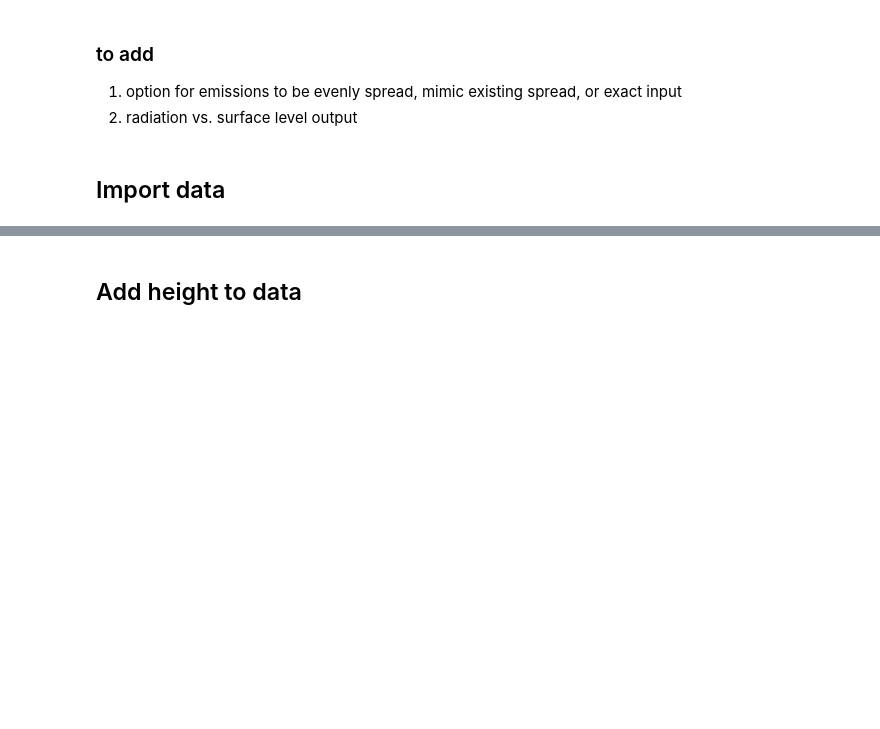
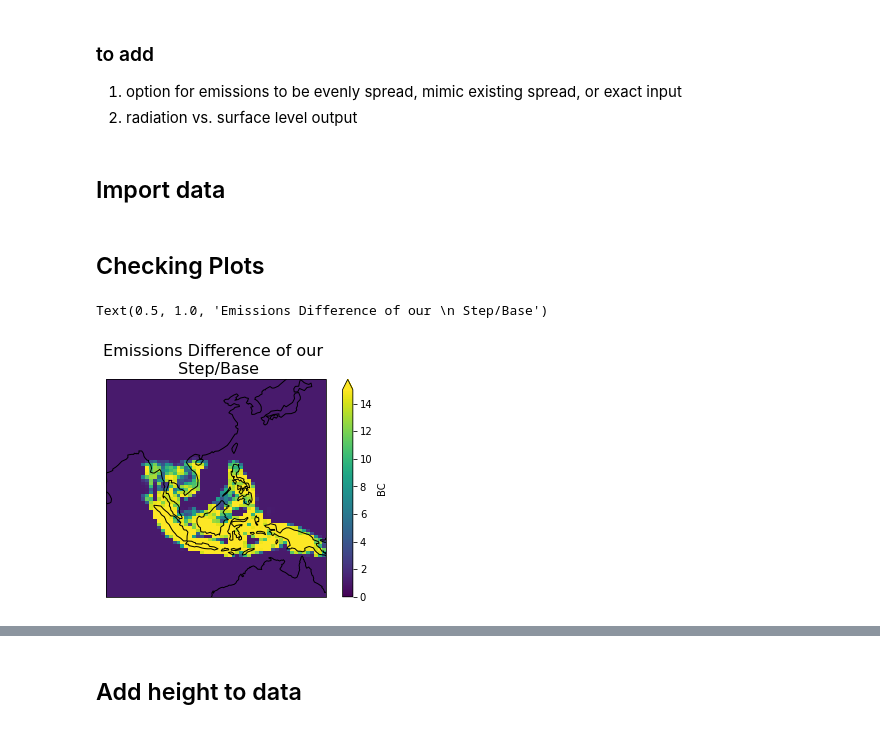
Before and after one commit to lfreese/BC-IRF, a Jupyter notebook: streamlined_GF.ipynb, the cells around one changed output, grey strips where cells are left out. Cells and saved outputs as stored; diff of their text form; code cells hidden in the pictures; blank space fills up the shorter version.

```diff
--- a/streamlined_GF.ipynb
+++ b/streamlined_GF.ipynb
@@ -25,11 +25,12 @@ from IPython.display import HTML, display
 1. option for emissions to be evenly spread, mimic existing spread, or exact input
 2. radiation vs. surface level output
 # %%
-region = {'EAS':'China'}
-time = '201601*'
-compare_2x = True #True allows for comparison to the 2x simulation to see the performance of the GF; False just creates a new GF
-global_mean = False #False turns on a spatially explicit version with lat and lon; True turns on a global weighted mean
-length_simulation = 25 #days
+region = {'SEA':'Southeast Asia'}
+month = 'Apr' #options are Jan, Apr, Jul, Oct
+time = '201604*'
+compare_2x = False #True allows for comparison to the 2x simulation to see the performance of the GF; False just creates a new GF
+global_mean = True #False turns on a spatially explicit version with lat and lon; True turns on a global weighted mean
+length_simulation = 60 #days
 RRTMG = False
 concentration = True
 
@@ -42,12 +43,10 @@ if RRTMG and concentration == True:
 # %% [markdown]
 ## Import data
 # %%
-ds_delta = xr.open_mfdataset(f'../GCrundirs/IRF_runs/RRTMG_pulse/template/mod_output/GEOSChem.SpeciesConc.{time}', combine = 'by_coords')
-ds_emisdelta = xr.open_mfdataset(f'../GCrundirs/IRF_runs/RRTMG_pulse/template/mod_output/GEOSChem.Emissions.{time}', combine = 'by_coords')
+ds_delta = xr.open_mfdataset(f'../GCrundirs/IRF_runs/RRTMG_pulse/{list(region.keys())[0]}/{month}/mod_output/GEOSChem.SpeciesConc.{time}', combine = 'by_coords')
+ds_emisdelta = xr.open_mfdataset(f'../GCrundirs/IRF_runs/RRTMG_pulse/{list(region.keys())[0]}/{month}/mod_output/GEOSChem.Emissions.{time}', combine = 'by_coords')
 
-#ds_delta = xr.open_mfdataset(f'../GCrundirs/IRF_runs/RRTMG_pulse/{list(region.keys())[0]}/mod_output/GEOSChem.AerosolMass.{time}', combine = 'by_coords')
 ds_base = xr.open_mfdataset(f'../GCrundirs/IRF_runs/RRTMG_base/template/mod_output/GEOSChem.SpeciesConc.{time}', combine = 'by_coords', engine = 'netcdf4')
-#ds_emisdelta = xr.open_mfdataset(f'../GCrundirs/IRF_runs/RRTMG_pulse/{list(region.keys())[0]}/mod_output/GEOSChem.Emissions.{time}', combine = 'by_coords')
 ds_emisbase = xr.open_mfdataset(f'../GCrundirs/IRF_runs/RRTMG_base/template/mod_output/GEOSChem.Emissions.{time}', combine = 'by_coords', engine = 'netcdf4')
 # %%
 def fix_area_ij_latlon(ds):
@@ -60,8 +59,9 @@ def fix_area_ij_latlon(ds):
 # %%
 if compare_2x == True:
     #import data
-    ds_emis2x = xr.open_mfdataset(f'../GCrundirs/IRF_runs/RRTMG_pulse/template/mod_output/GEOSChem.Emissions.{time}', combine = 'by_coords')
-    ds_conc2x = xr.open_mfdataset(f'../GCrundirs/IRF_runs/RRTMG_pulse/template/mod_output/GEOSChem.SpeciesConc.{time}', combine = 'by_coords')
+    #ds_emis2x = xr.open_dataset(f'../GCrundirs/IRF_runs/mod_inputs/BC-em-anthro_CMIP_CEDS_2016_{list(region.keys())[0]}_2x.nc')
+    ds_emis2x = xr.open_mfdataset(f'../GCrundirs/IRF_runs/RRTMG_2x/{list(region.keys())[0]}/mod_output/GEOSChem.Emissions.{time}', combine = 'by_coords')
+    ds_conc2x = xr.open_mfdataset(f'../GCrundirs/IRF_runs/RRTMG_2x/{list(region.keys())[0]}/mod_output/GEOSChem.SpeciesConc.{time}', combine = 'by_coords')
 
     #create one dataset
     ds_emis = xr.concat([ds_emisdelta, ds_emisbase, ds_emis2x], pd.Index(['delta','base', '2x'], name = 'run'))
@@ -78,0 +80,11 @@ ds_conc= fix_area_ij_latlon(ds_conc)
+# %% [markdown]
+## Checking Plots
+# %%
+fig, ax = plt.subplots(1,1, subplot_kw={'projection':ccrs.PlateCarree()})
+((ds_emis.sel(run = 'delta')/ds_emis.sel(run = 'base'))).sum(dim = 'lev').isel(time = 0)['EmisBCPO_Total'].plot(ax = ax, transform = ccrs.PlateCarree(), vmax = 15, vmin = 0, cbar_kwargs = dict(label='BC'))
+ax.coastlines()
+ax.set_extent([80,150,-20,40])
+plt.title('Emissions Difference of our \n Step/Base', fontsize = 16)
+# %% [output]
+Text(0.5, 1.0, 'Emissions Difference of our \n Step/Base')
+[figure, added]
```
Also changed, not shown: parts of 47 cells of this notebook, 14 other files.
